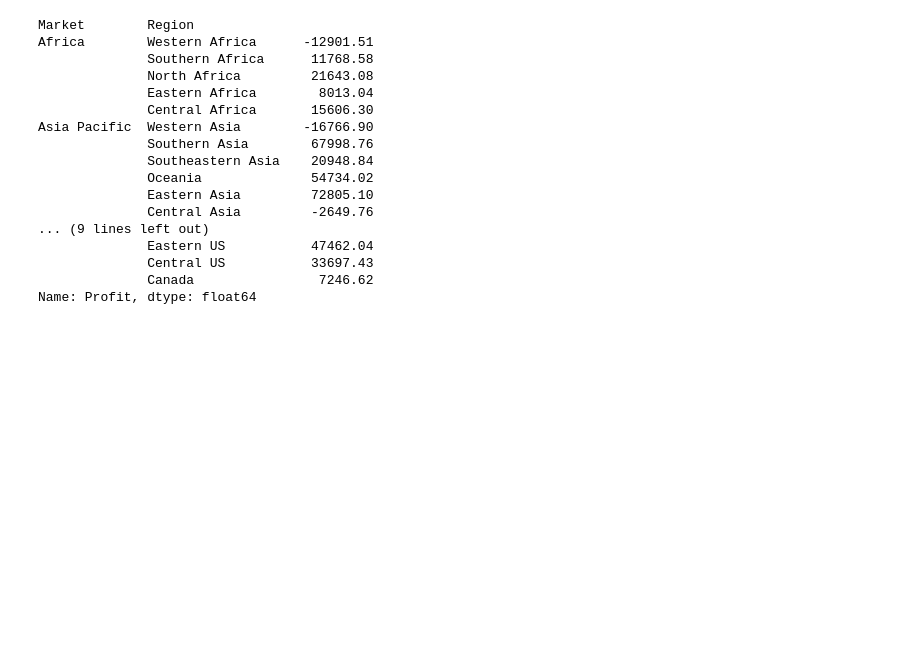
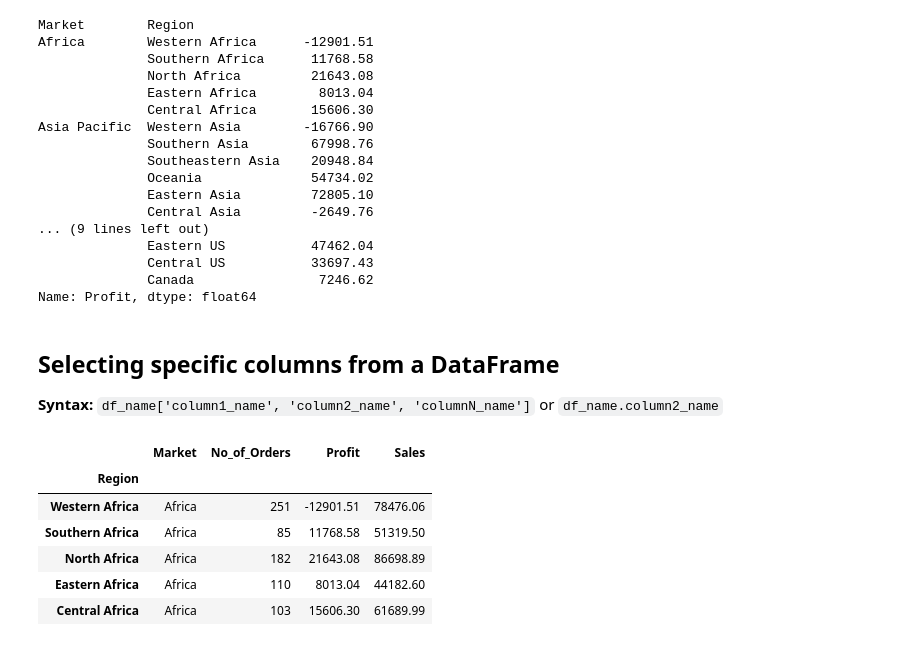
Before and after one commit to Kiran-Sawant/UpGrad, a Jupyter notebook: 02_Pandas/02_indexing_in_pandas.ipynb, the cells around one changed output. Saved outputs shown, nothing was run; the diff lists cells and outputs as text; code cells hidden in the pictures; blank space fills up the shorter version.

````diff
--- a/02_Pandas/02_indexing_in_pandas.ipynb
+++ b/02_Pandas/02_indexing_in_pandas.ipynb
@@ -81,3 +83,18 @@ Asia Pacific  Western Asia        -16766.90
               Central US           33697.43
               Canada                7246.62
 Name: Profit, dtype: float64
+# %% [markdown]
+## Selecting specific columns from a DataFrame
+
+**Syntax:** ```df_name['column1_name', 'column2_name', 'columnN_name']``` or ```df_name.column2_name```
+# %%
+sales2 = pd.read_excel(path_sales_csv, index_col=[1])
+sales2.head()
+# %% [output]
+|  | Market | No_of_Orders | Profit | Sales |
+| Region |  |  |  |  |
+| Western Africa | Africa | 251 | -12901.51 | 78476.06 |
+| Southern Africa | Africa | 85 | 11768.58 | 51319.50 |
+| North Africa | Africa | 182 | 21643.08 | 86698.89 |
+| Eastern Africa | Africa | 110 | 8013.04 | 44182.60 |
+| Central Africa | Africa | 103 | 15606.30 | 61689.99 |
````
Also changed, not shown: parts of 6 cells of this notebook.
